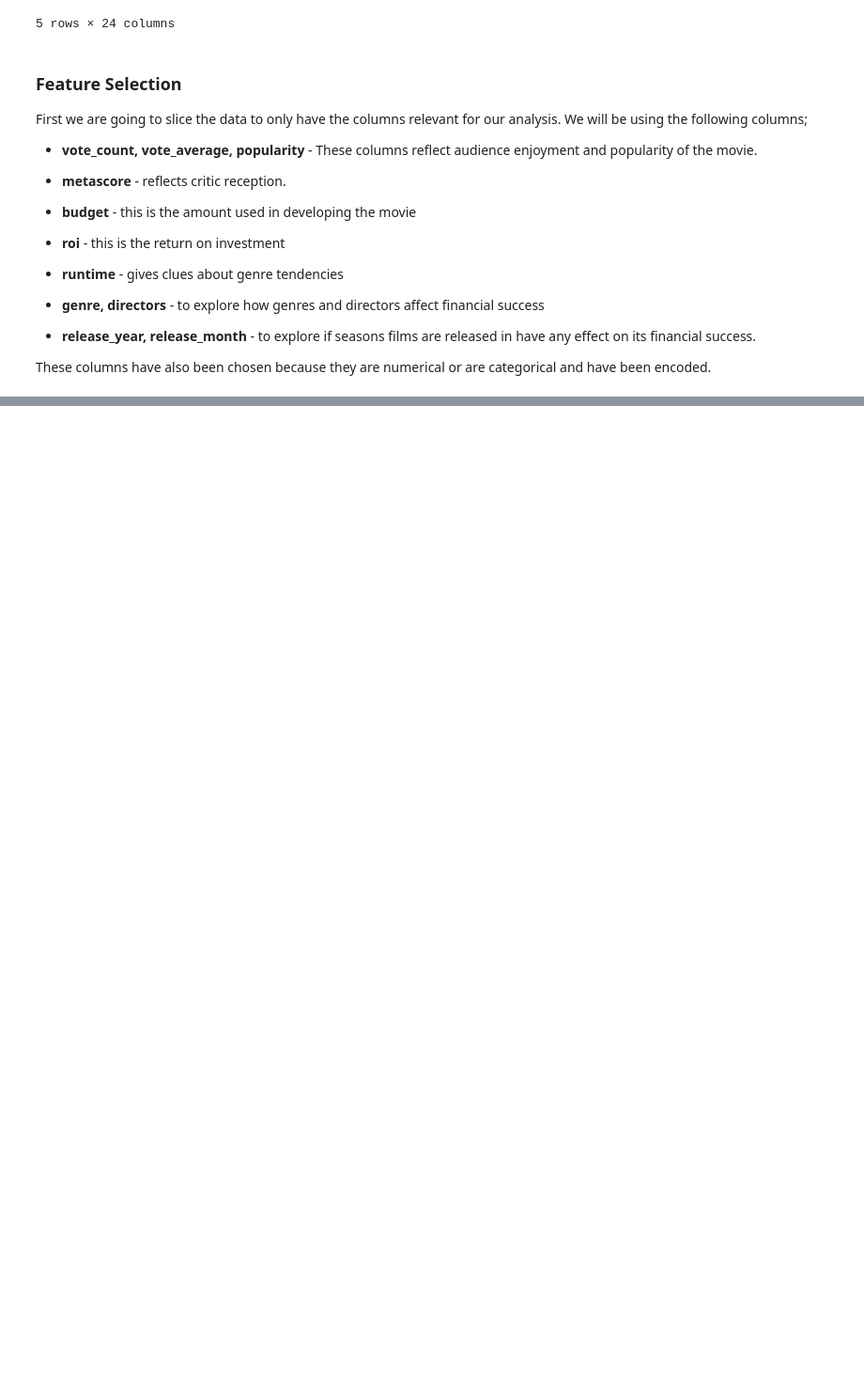
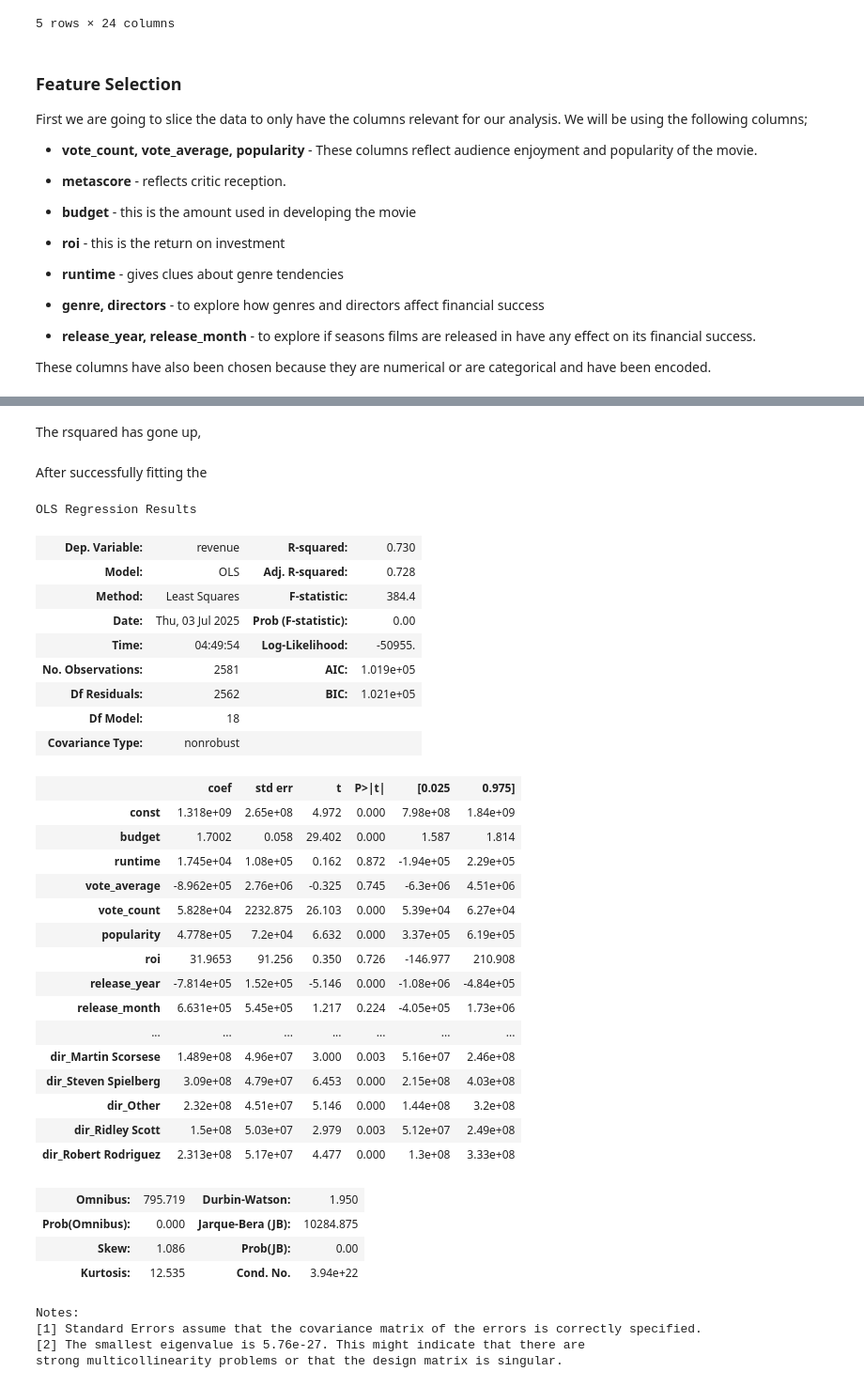
Before and after one commit to Assesa44/Movie-Revenue-Predictor, a Jupyter notebook: Notebooks/revenue_predictor.ipynb, the cells around one changed output, grey strips where cells are left out. Shown at 94% size. Saved outputs shown, nothing was run; the diff lists cells and outputs as text; code cells hidden in the pictures; blank space fills up the shorter version.

Commit message:
docs: training model

```diff
--- a/Notebooks/revenue_predictor.ipynb
+++ b/Notebooks/revenue_predictor.ipynb
@@ -641,0 +653,5 @@ X_train, X_test, y_train, y_test = train_test_split(X, y, test_size= 0.2, random
+# %%
+X_baseline = X_train['vote_count']
+# %%
+model = sm.OLS(y_train, sm.add_constant(X_baseline))
+results = model.fit()
@@ -641,0 +684,5 @@ X_train, X_test, y_train, y_test = train_test_split(X, y, test_size= 0.2, random
+# %%
+X_related = X_train[['budget', 'popularity', 'vote_count']]
+
+model1 = sm.OLS(y_train, sm.add_constant(X_related))
+results1 = model1.fit()
@@ -641,0 +715,44 @@ X_train, X_test, y_train, y_test = train_test_split(X, y, test_size= 0.2, random
+# %% [markdown]
+The rsquared has gone up,
+# %%
+model1 = sm.OLS(y_train, sm.add_constant(X_train))
+results1 = model1.fit()
+# %% [markdown]
+After successfully fitting the
+# %%
+results1.summary()
+# %% [output]
+OLS Regression Results
+| Dep. Variable: | revenue | R-squared: | 0.730 |
+| Model: | OLS | Adj. R-squared: | 0.728 |
+| Method: | Least Squares | F-statistic: | 384.4 |
+| Date: | Thu, 03 Jul 2025 | Prob (F-statistic): | 0.00 |
+| Time: | 04:49:54 | Log-Likelihood: | -50955. |
+| No. Observations: | 2581 | AIC: | 1.019e+05 |
+| Df Residuals: | 2562 | BIC: | 1.021e+05 |
+| Df Model: | 18 |  |  |
+| Covariance Type: | nonrobust |  |  |
+|  | coef | std err | t | P>|t| | [0.025 | 0.975] |
+| const | 1.318e+09 | 2.65e+08 | 4.972 | 0.000 | 7.98e+08 | 1.84e+09 |
+| budget | 1.7002 | 0.058 | 29.402 | 0.000 | 1.587 | 1.814 |
+| runtime | 1.745e+04 | 1.08e+05 | 0.162 | 0.872 | -1.94e+05 | 2.29e+05 |
+| vote_average | -8.962e+05 | 2.76e+06 | -0.325 | 0.745 | -6.3e+06 | 4.51e+06 |
+| vote_count | 5.828e+04 | 2232.875 | 26.103 | 0.000 | 5.39e+04 | 6.27e+04 |
+| popularity | 4.778e+05 | 7.2e+04 | 6.632 | 0.000 | 3.37e+05 | 6.19e+05 |
+| roi | 31.9653 | 91.256 | 0.350 | 0.726 | -146.977 | 210.908 |
+| release_year | -7.814e+05 | 1.52e+05 | -5.146 | 0.000 | -1.08e+06 | -4.84e+05 |
+| release_month | 6.631e+05 | 5.45e+05 | 1.217 | 0.224 | -4.05e+05 | 1.73e+06 |
+| ... | ... | ... | ... | ... | ... | ... |
+| dir_Martin Scorsese | 1.489e+08 | 4.96e+07 | 3.000 | 0.003 | 5.16e+07 | 2.46e+08 |
+| dir_Steven Spielberg | 3.09e+08 | 4.79e+07 | 6.453 | 0.000 | 2.15e+08 | 4.03e+08 |
+| dir_Other | 2.32e+08 | 4.51e+07 | 5.146 | 0.000 | 1.44e+08 | 3.2e+08 |
+| dir_Ridley Scott | 1.5e+08 | 5.03e+07 | 2.979 | 0.003 | 5.12e+07 | 2.49e+08 |
+| dir_Robert Rodriguez | 2.313e+08 | 5.17e+07 | 4.477 | 0.000 | 1.3e+08 | 3.33e+08 |
+| Omnibus: | 795.719 | Durbin-Watson: | 1.950 |
+| Prob(Omnibus): | 0.000 | Jarque-Bera (JB): | 10284.875 |
+| Skew: | 1.086 | Prob(JB): | 0.00 |
+| Kurtosis: | 12.535 | Cond. No. | 3.94e+22 |
+Notes:
+[1] Standard Errors assume that the covariance matrix of the errors is correctly specified.
+[2] The smallest eigenvalue is 5.76e-27. This might indicate that there are
+strong multicollinearity problems or that the design matrix is singular.
```
Also changed, not shown: parts of 15 cells of this notebook.
